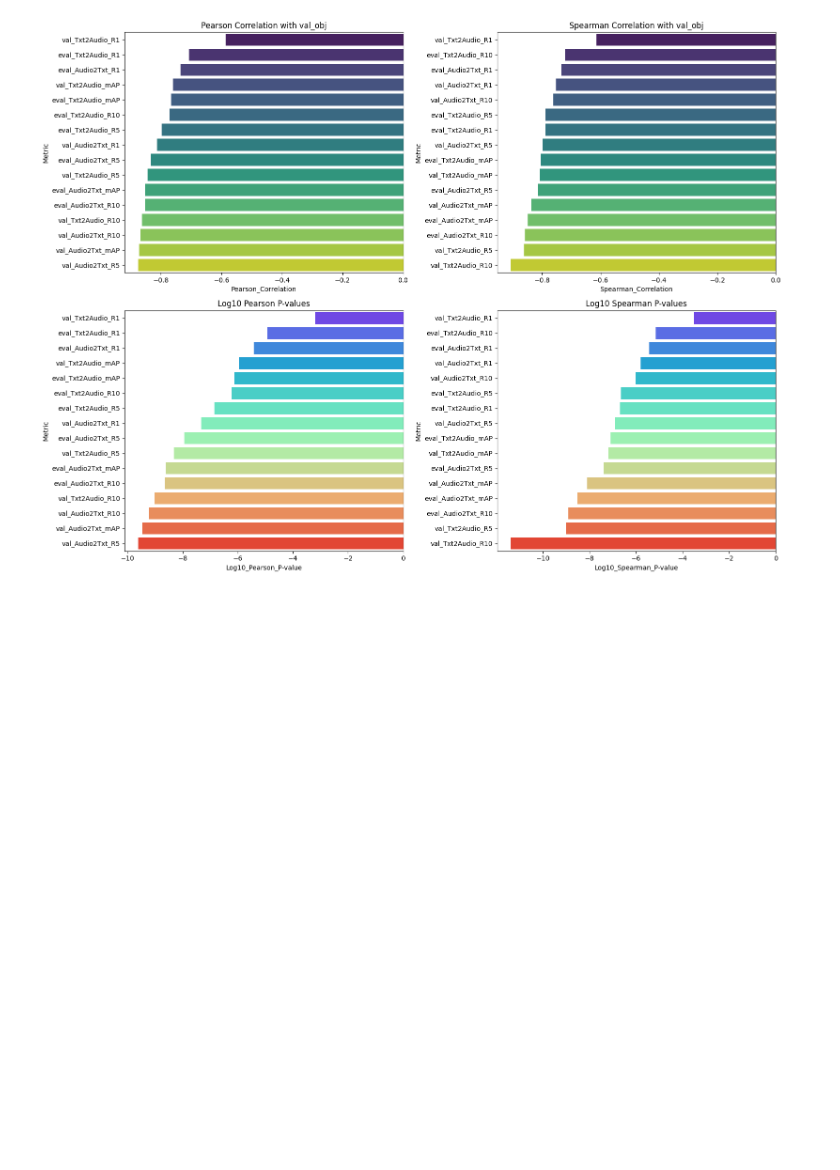
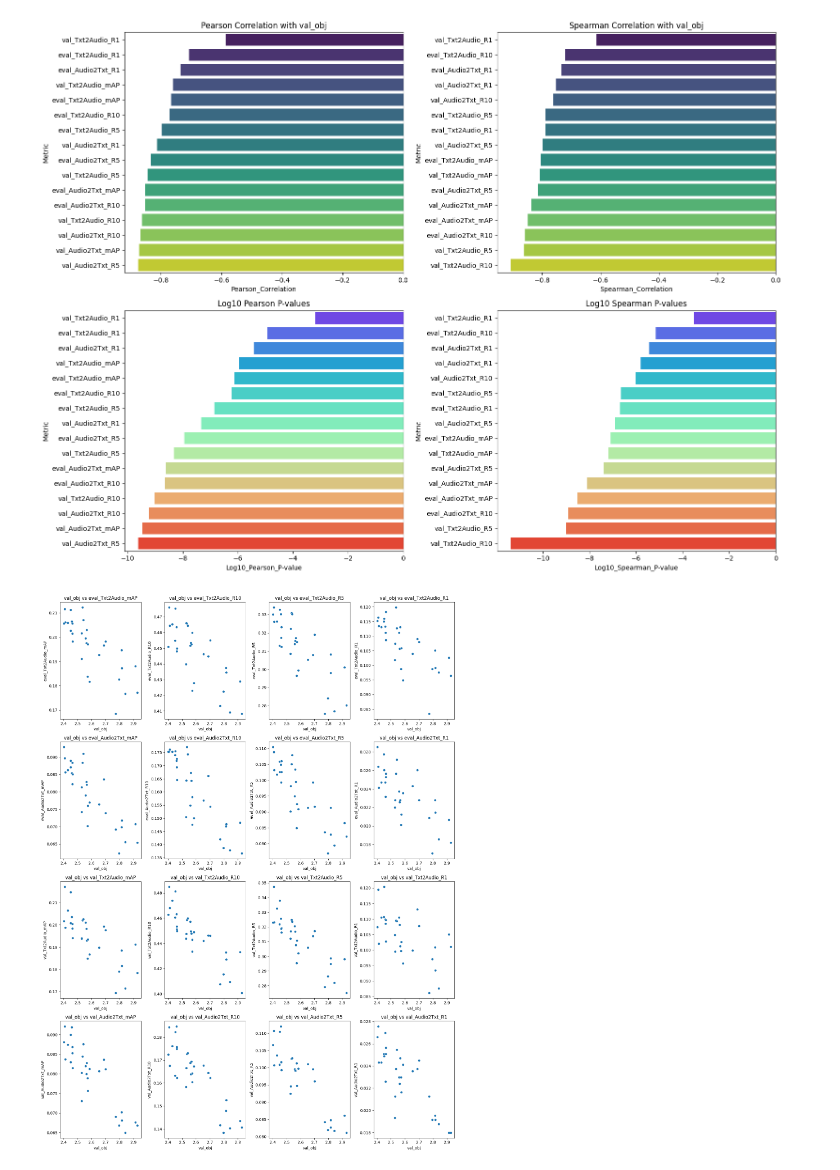
Before and after one commit to Yuvraj-Dhepe/dcase2023-audio-retrieval, a Jupyter notebook: nbs/model_analysis.ipynb, the cells around one changed output. Saved outputs shown, nothing was run; the diff lists cells and outputs as text; code cells hidden in the pictures; blank space fills up the shorter version.

Commit message:
Adding pair plot

```diff
--- a/nbs/model_analysis.ipynb
+++ b/nbs/model_analysis.ipynb
@@ -149,3 +151,46 @@ Passing `palette` without assigning `hue` is deprecated and will be removed in v
 
   sns.barplot(
 [figure]
+# %%
+import matplotlib.pyplot as plt
+import seaborn as sns
+
+# List of columns to plot against val_obj
+columns_to_plot = [
+    "eval_Txt2Audio_mAP",
+    "eval_Txt2Audio_R10",
+    "eval_Txt2Audio_R5",
+    "eval_Txt2Audio_R1",
+    "eval_Audio2Txt_mAP",
+    "eval_Audio2Txt_R10",
+    "eval_Audio2Txt_R5",
+    "eval_Audio2Txt_R1",
+    "val_Txt2Audio_mAP",
+    "val_Txt2Audio_R10",
+    "val_Txt2Audio_R5",
+    "val_Txt2Audio_R1",
+    "val_Audio2Txt_mAP",
+    "val_Audio2Txt_R10",
+    "val_Audio2Txt_R5",
+    "val_Audio2Txt_R1",
+]
+
+# Set up the figure
+plt.figure(figsize=(15, 20))
+
+# Iterate over each column and create a scatter plot or other plot
+for i, col in enumerate(columns_to_plot, 1):
+    plt.subplot(4, 4, i)  # Create a grid of subplots (5 rows, 3 columns)
+
+    # Plot scatter plot
+    sns.scatterplot(x=df["val_obj"], y=df[col])
+
+    # Set the title and labels
+    plt.title(f"val_obj vs {col}")
+    plt.xlabel("val_obj")
+    plt.ylabel(col)
+
+plt.tight_layout()
+plt.show()
+# %% [output]
+[figure, added]
```
Also changed, not shown: parts of 1 cell of this notebook.
